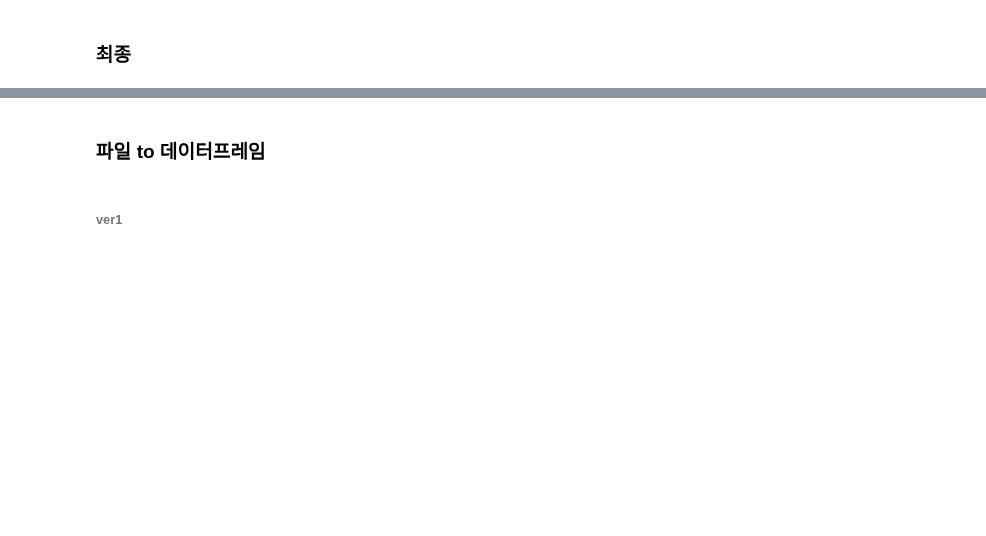
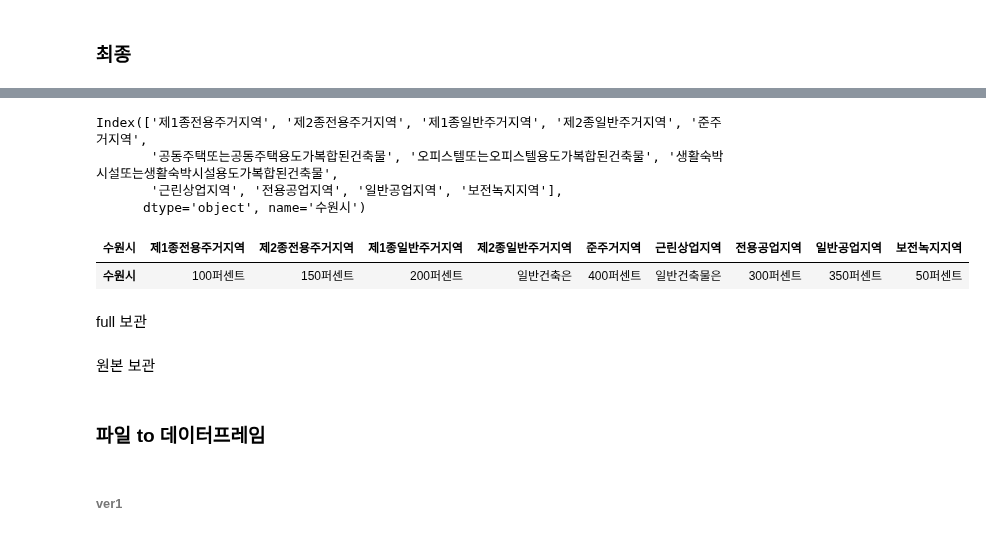
Before and after one commit to UL-DA/pythonProject, a Jupyter notebook: 자치법규정보시스템/[TEST] 자치법규 정보 시스템 (용적률,건폐율)_test.ipynb, the cells around one changed output, grey strips where cells are left out. Saved outputs shown, nothing was run; the diff lists cells and outputs as text; code cells hidden in the pictures; blank space fills up the shorter version.

```diff
--- a/자치법규정보시스템/[TEST] 자치법규 정보 시스템 (용적률,건폐율)_test.ipynb
+++ b/자치법규정보시스템/[TEST] 자치법규 정보 시스템 (용적률,건폐율)_test.ipynb
@@ -457,0 +842,17 @@ print(len(df))
+# %%
+df_floorAreaRatio = df_floorAreaRatio.T.drop_duplicates().T
+# %%
+df_floorAreaRatio.columns
+# %% [output]
+Index(['제1종전용주거지역', '제2종전용주거지역', '제1종일반주거지역', '제2종일반주거지역', '준주거지역',
+       '공동주택또는공동주택용도가복합된건축물', '오피스텔또는오피스텔용도가복합된건축물', '생활숙박시설또는생활숙박시설용도가복합된건축물',
+       '근린상업지역', '전용공업지역', '일반공업지역', '보전녹지지역'],
+      dtype='object', name='수원시')
+# %%
+df_floorAreaRatio.drop(columns=['공동주택또는공동주택용도가복합된건축물','오피스텔또는오피스텔용도가복합된건축물'
+                                ,'생활숙박시설또는생활숙박시설용도가복합된건축물'])
+# %% [output]
+| 수원시 | 제1종전용주거지역 | 제2종전용주거지역 | 제1종일반주거지역 | 제2종일반주거지역 | 준주거지역 | 근린상업지역 | 전용공업지역 | 일반공업지역 | 보전녹지지역 |
+| 수원시 | 100퍼센트 | 150퍼센트 | 200퍼센트 | 일반건축은 | 400퍼센트 | 일반건축물은 | 300퍼센트 | 350퍼센트 | 50퍼센트 |
+# %% [markdown]
+full 보관
@@ -457,0 +867,2 @@ print(len(df))
+# %% [markdown]
+원본 보관
```
Also changed, not shown: parts of 36 cells of this notebook.
